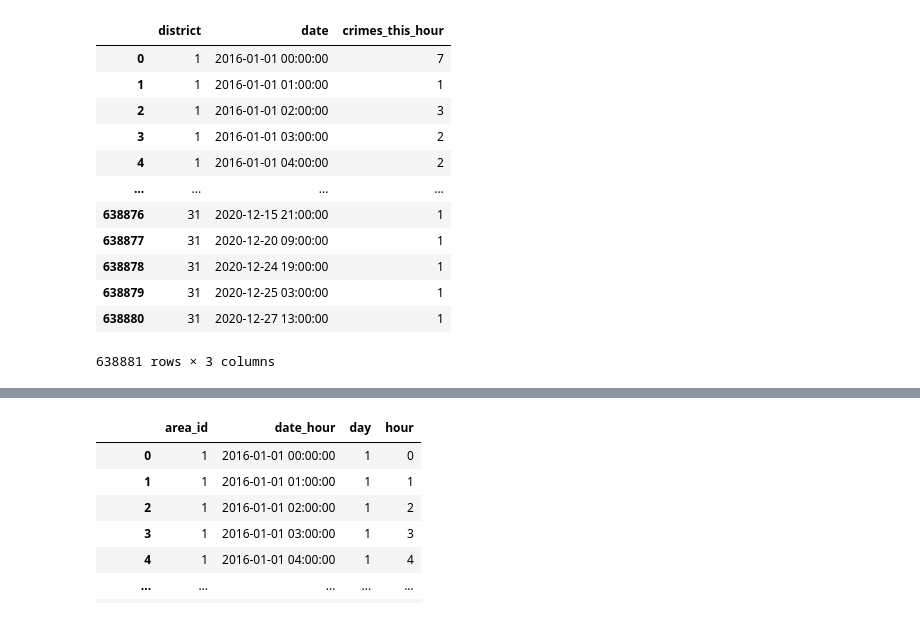
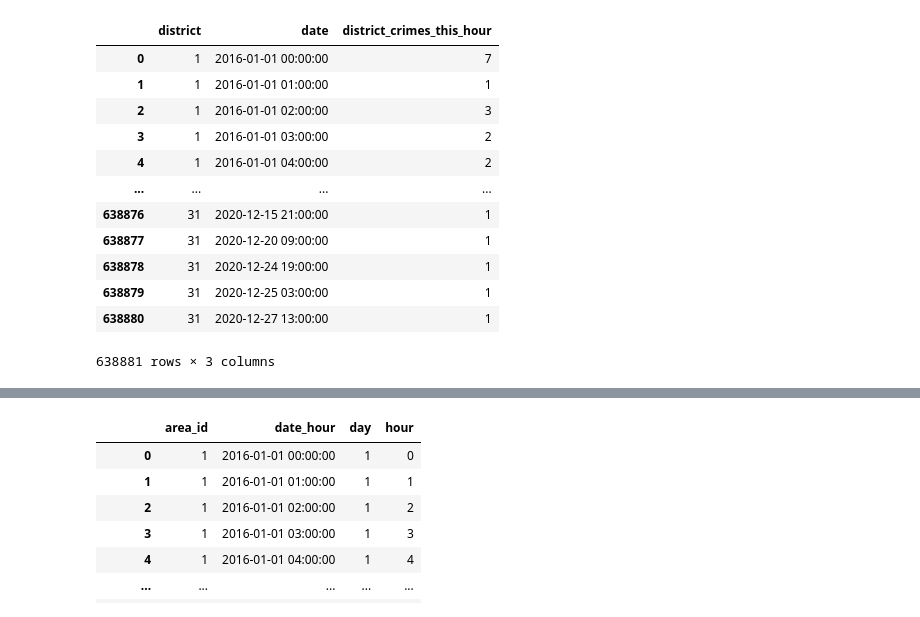
Before and after one commit to evanameyer1/Uncovering-New-Factors-In-Chicago-Crime-through-Regression-Models, a Jupyter notebook: models/notebooks/04_feature_engineering.ipynb, the cells around one changed output, grey strips where cells are left out. Drawn from its saved outputs; the diff is of its cells as text; code cells hidden in the pictures.

```diff
--- a/models/notebooks/04_feature_engineering.ipynb
+++ b/models/notebooks/04_feature_engineering.ipynb
@@ -16,10 +17,10 @@ crime_with_proximity['day'] = crime_with_proximity['date'].dt.date
 crime_with_proximity['date_hour'] = crime_with_proximity['date'].dt.floor('h')
 crime_with_proximity.sort_values('date', inplace=True)
 # %%
-crimes_over_hours = crime_with_proximity.groupby(['district', pd.Grouper(key='date', freq='h')])['id'].count().reset_index().rename(columns={'id': 'crimes_this_hour'})
+crimes_over_hours = crime_with_proximity.groupby(['district', pd.Grouper(key='date', freq='h')])['id'].count().reset_index().rename(columns={'id': 'district_crimes_this_hour'})
 crimes_over_hours
 # %% [output]
-|  | district | date | crimes_this_hour |
+|  | district | date | district_crimes_this_hour |
 | 0 | 1 | 2016-01-01 00:00:00 | 7 |
 | 1 | 1 | 2016-01-01 01:00:00 | 1 |
 | 2 | 1 | 2016-01-01 02:00:00 | 3 |
```
Also changed, not shown: parts of 32 cells of this notebook, 3 other files.
